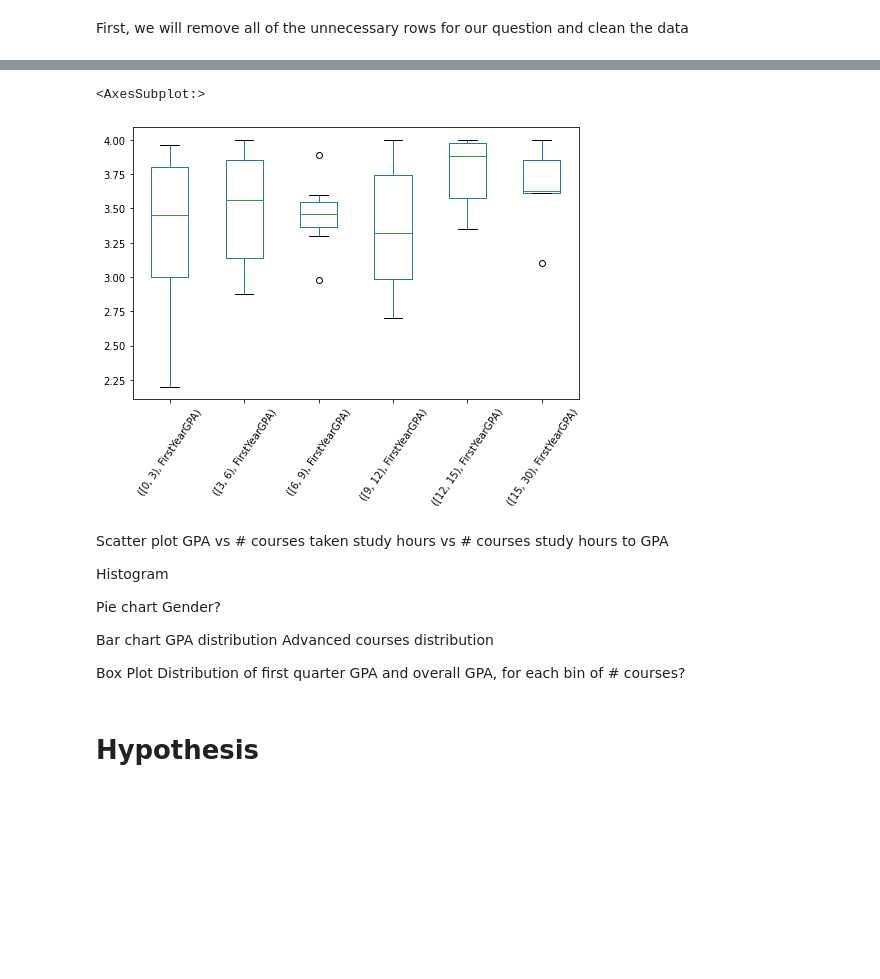
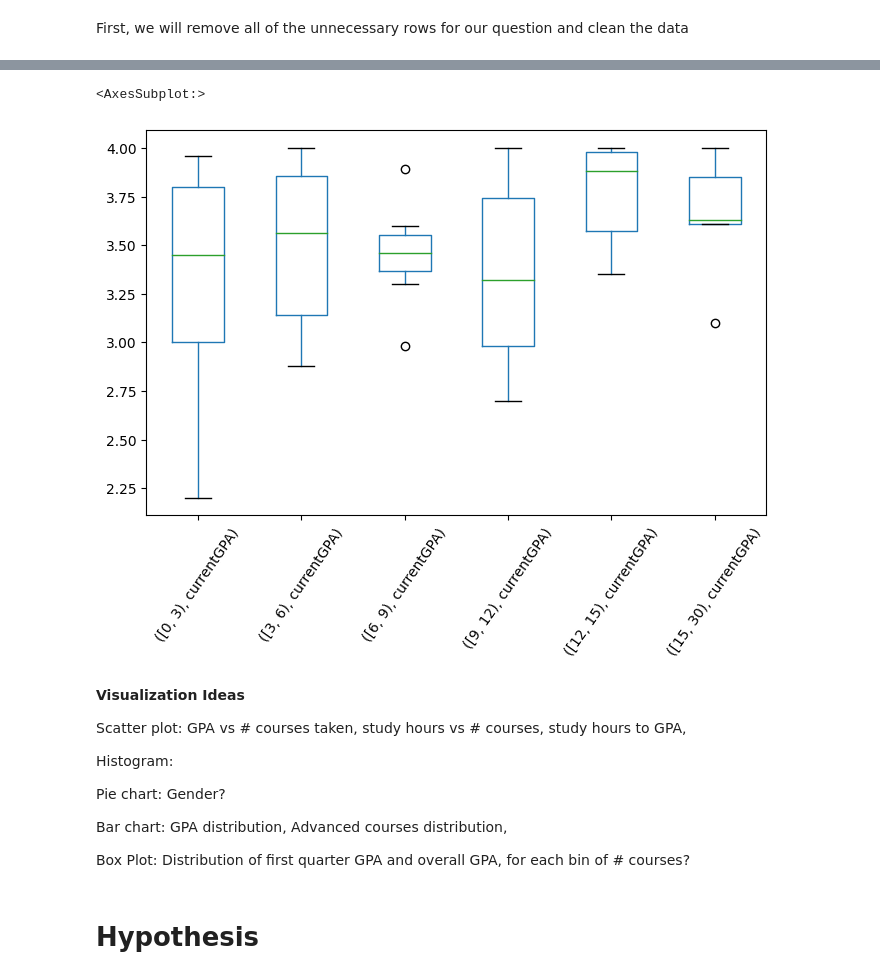
Before and after one commit to TheHenn17/CS105_Miniproject, a Jupyter notebook: project.ipynb, the cells around one changed output, grey strips where cells are left out. Drawn from its saved outputs; the diff is of its cells as text; code cells hidden in the pictures; blank space fills up the shorter version.

```diff
--- a/project.ipynb
+++ b/project.ipynb
@@ -80,33 +58,34 @@ df.groupby("SumCourses").boxplot(subplots=False,rot=55,figsize=(8,5),grid=False)
 # %%
 curGPA_courses = data.iloc[:,[3,7,8]].dropna().replace("None", "0")
 
 df = pd.DataFrame()
 df["SumCourses"] = curGPA_courses.iloc[:,1:3].astype(int).sum(axis=1)
 df["SumCourses"] = pd.cut(df["SumCourses"],bins=[0,3,6,9,12,15,30],right=False)
 
-df["FirstYearGPA"] = curGPA_courses.iloc[:,0].astype(float)
+df["currentGPA"] = curGPA_courses.iloc[:,0].astype(float)
 
 df.groupby("SumCourses").boxplot(subplots=False,rot=55,figsize=(8,5),grid=False)
 # %% [output]
 <AxesSubplot:>
-[figure, old version]
+[figure, new version]
 # %% [markdown]
+**Visualization Ideas**
 
-Scatter plot
-	GPA vs # courses taken
-	study hours vs # courses
-	study hours to GPA
+Scatter plot:
+	GPA vs # courses taken,
+	study hours vs # courses,
+	study hours to GPA,
 
-Histogram
+Histogram:
 
-Pie chart
+Pie chart:
 	Gender?
 
-Bar chart
-	GPA distribution
-	Advanced courses distribution
+Bar chart:
+	GPA distribution,
+	Advanced courses distribution,
 
-Box Plot
+Box Plot:
 	Distribution of first quarter GPA and overall GPA, for each bin of # courses?
 # %% [markdown]
 # Hypothesis
```
Also changed, not shown: parts of 10 cells of this notebook.
